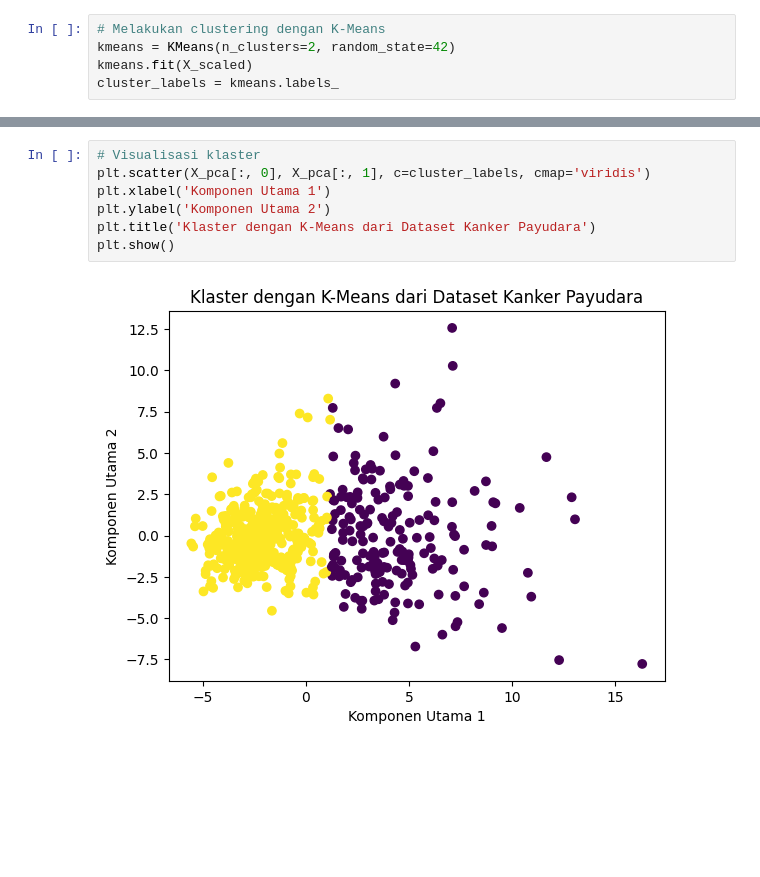
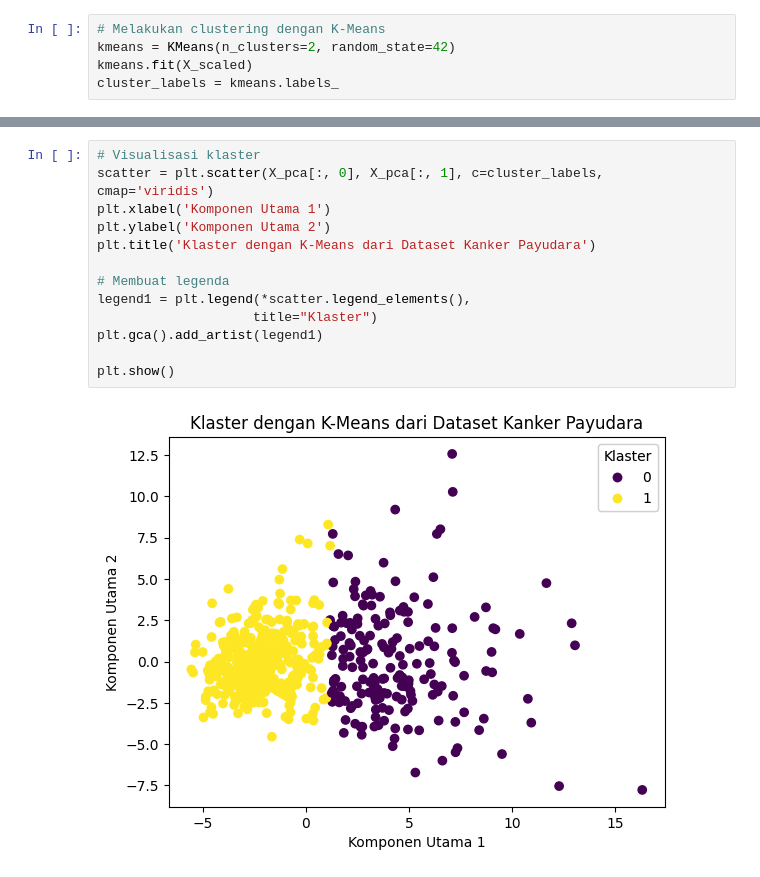
Before and after one commit to NiMadeSriUlandari/Tugas1-PembelajaranMesin-E1E121007-NiMadeSriUlandari, a Jupyter notebook: Tugas1_Pembelajaran_Mesin_Ni_Made_Sri_Ulandari.ipynb, the cells around one changed output, grey strips where cells are left out. Saved outputs shown, nothing was run; the diff lists cells and outputs as text; blank space fills up the shorter version.

```diff
--- a/Tugas1_Pembelajaran_Mesin_Ni_Made_Sri_Ulandari.ipynb
+++ b/Tugas1_Pembelajaran_Mesin_Ni_Made_Sri_Ulandari.ipynb
@@ -25,9 +46,15 @@ cluster_labels = kmeans.labels_
 # %%
 # Visualisasi klaster
-plt.scatter(X_pca[:, 0], X_pca[:, 1], c=cluster_labels, cmap='viridis')
+scatter = plt.scatter(X_pca[:, 0], X_pca[:, 1], c=cluster_labels, cmap='viridis')
 plt.xlabel('Komponen Utama 1')
 plt.ylabel('Komponen Utama 2')
 plt.title('Klaster dengan K-Means dari Dataset Kanker Payudara')
+
+# Membuat legenda
+legend1 = plt.legend(*scatter.legend_elements(),
+                    title="Klaster")
+plt.gca().add_artist(legend1)
+
 plt.show()
 # %% [output]
-[figure, old version]
+[figure, new version]
```
Also changed, not shown: parts of 2 cells of this notebook.
